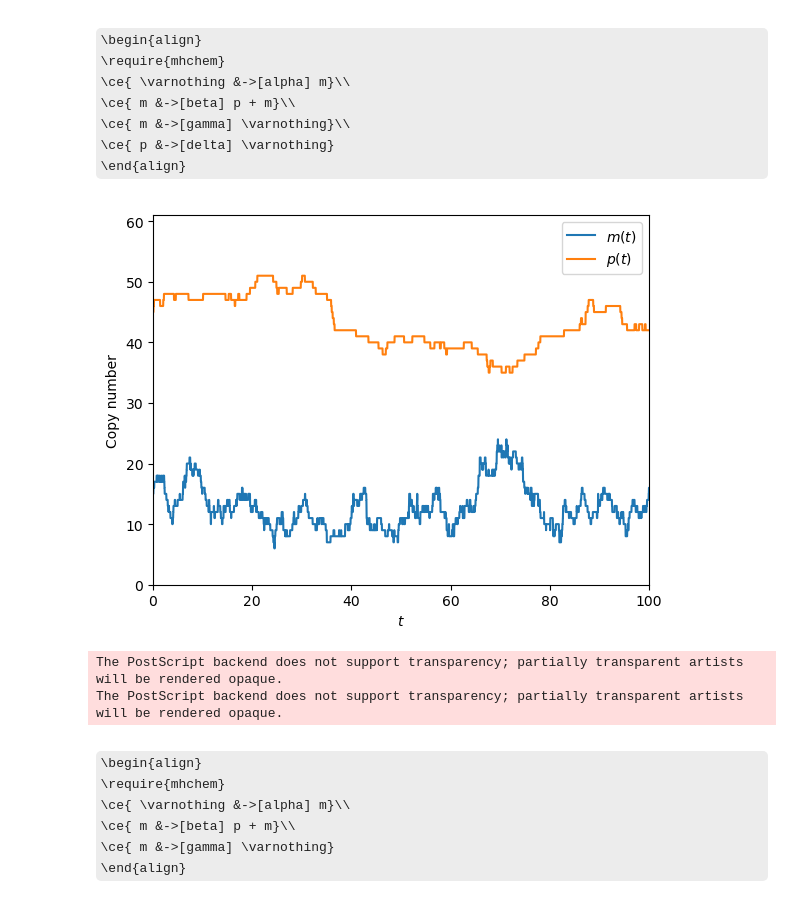
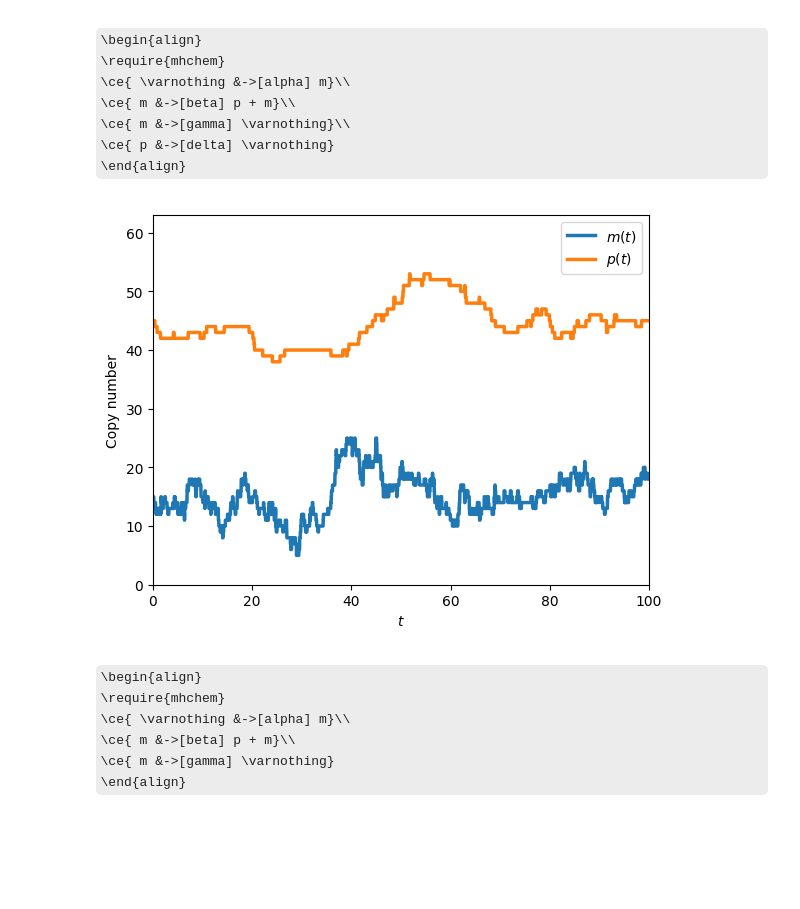
Before and after one commit to louish10/translation-kinetics, a Jupyter notebook: src/notebooks/trajectories.ipynb, the cells around one changed output. Cells and saved outputs as stored; diff of their text form; code cells hidden in the pictures; some formulas as TeX source; blank space fills up the shorter version.

```diff
--- a/src/notebooks/trajectories.ipynb
+++ b/src/notebooks/trajectories.ipynb
@@ -70,33 +70,31 @@ end alpha beta gamma delta
 # %%
 alph = 3.0
 beta = 0.03
 gamma = 0.2
 delta = 0.01
 T=100.5
 
 
 sol = simulate_cycle(sc2s, [alph, beta, gamma, delta], 0.0, 100.0, T,
         [
             round(alph/gamma),
             round(alph*beta/(gamma*delta))
         ]
     )
 
 t = sol.t
 m = map(x -> x[1], sol.u)
 p = map(x -> x[2], sol.u)
-plot(t, m, label=L"m(t)")
-plot(t, p, label=L"p(t)")
+plot(t, m, label=L"m(t)", linewidth=2.5)
+plot(t, p, label=L"p(t)", linewidth=2.5)
 xlabel(L"t")
 ylabel("Copy number")
 legend()
 ylim(0,maximum(p)+10)
 xlim(0,100)
-savefig("../../data/trajectories/model_I.eps")
+savefig("../../data/trajectories/model_I.svg")
 # %% [output]
-[figure, old version]
+[figure, new version]
-The PostScript backend does not support transparency; partially transparent artists will be rendered opaque.
-The PostScript backend does not support transparency; partially transparent artists will be rendered opaque.
 # %%
 c2s = @reaction_network begin
         alpha,  0-->m
```
Also changed, not shown: parts of 6 cells of this notebook, 30 other files.
